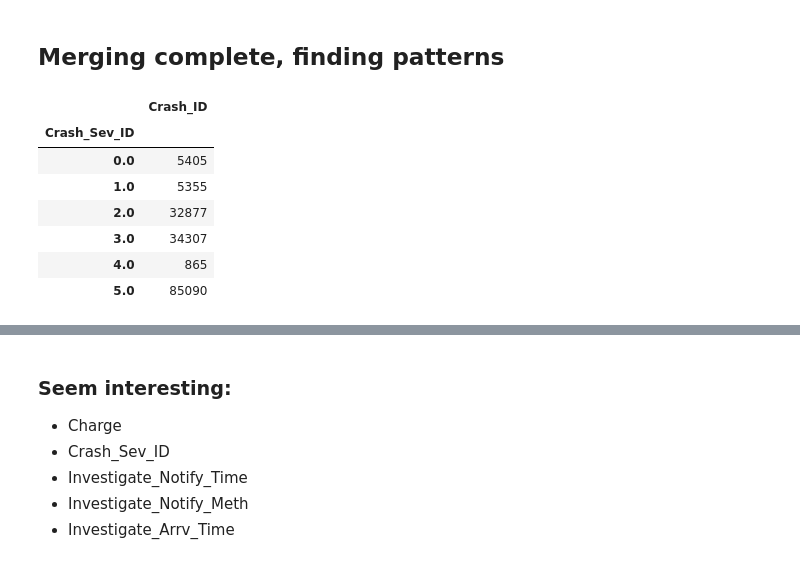
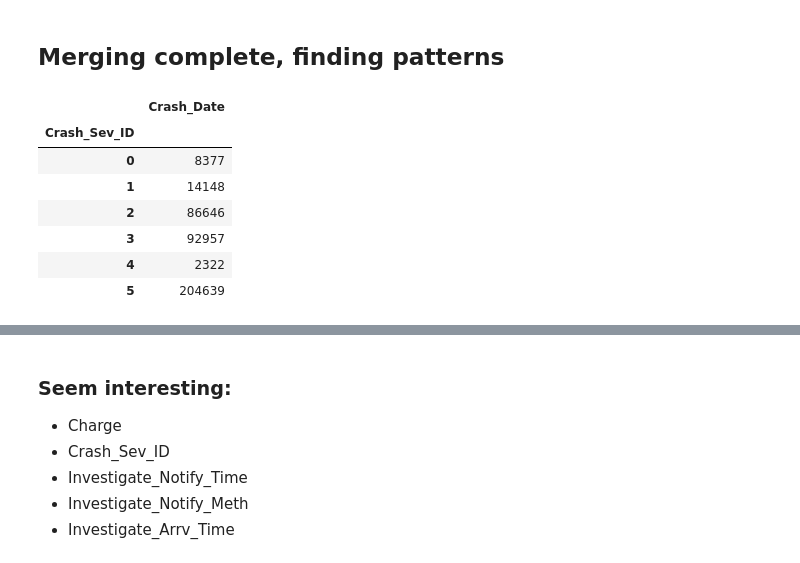
Before and after one commit to mtzaperas/capstone, a Jupyter notebook: Traffic_EDA.ipynb, the cells around one changed output, grey strips where cells are left out. Saved outputs shown, nothing was run; the diff lists cells and outputs as text; code cells hidden in the pictures.

Commit message:
Redid pandas import and merge to include multiindex and use join.

```diff
--- a/Traffic_EDA.ipynb
+++ b/Traffic_EDA.ipynb
@@ -165,5 +222,7 @@ restrictions_17 = pd.read_csv('data/2017/extract_public_2015_20170829132341_rest
 # %%
 restrictions = pd.concat([restrictions_10, restrictions_11, restrictions_12, restrictions_13, restrictions_14, restrictions_15, restrictions_16, restrictions_17])
+restrictions['Prsn_Nbr'] = 1.0
+restrictions = restrictions.reset_index().set_index(['Crash_ID', 'Unit_Nbr', 'Prsn_Nbr'])
 # %% [markdown]
 ### Checking no new duplicates from concat
 # %%
@@ -176,9 +234,17 @@ restrictions = pd.concat([restrictions_10, restrictions_11, restrictions_12, res
 # %%
-primaryperson_10 = pd.read_csv('data/2010/extract_public_2010_20170913160331_primaryperson_20100101-20101231_TRAVIS.csv')
-primaryperson_11 = pd.read_csv('data/2011/extract_public_2010_20170913151637_primaryperson_20110101-20111231_TRAVIS.csv')
-primaryperson_12 = pd.read_csv('data/2012/extract_public_2010_20170913151619_primaryperson_20120101-20121231_TRAVIS.csv')
-primaryperson_13 = pd.read_csv('data/2013/extract_public_2010_20170913151600_primaryperson_20130101-20131231_TRAVIS.csv')
-primaryperson_14 = pd.read_csv('data/2014/extract_public_2010_20170913151542_primaryperson_20140101-20141231_TRAVIS.csv')
-primaryperson_15 = pd.read_csv('data/2015/extract_public_2015_20170829153840_primaryperson_20150101-20151231_TRAVIS.csv')
-primaryperson_16 = pd.read_csv('data/2016/extract_public_2015_20170829153815_primaryperson_20160101-20161231_TRAVIS.csv')
-primaryperson_17 = pd.read_csv('data/2017/extract_public_2015_20170829132341_primaryperson_20170101-20170829_TRAVIS.csv')
+charges_10 = pd.read_csv('data/2010/extract_public_2010_20170913160331_charges_20100101-20101231_TRAVIS.csv', \
+                         index_col='Crash_ID')
+charges_11 = pd.read_csv('data/2011/extract_public_2010_20170913151637_charges_20110101-20111231_TRAVIS.csv', \
+                         index_col='Crash_ID')
+charges_12 = pd.read_csv('data/2012/extract_public_2010_20170913151619_charges_20120101-20121231_TRAVIS.csv', \
+                         index_col='Crash_ID')
+charges_13 = pd.read_csv('data/2013/extract_public_2010_20170913151600_charges_20130101-20131231_TRAVIS.csv', \
+                         index_col='Crash_ID')
+charges_14 = pd.read_csv('data/2014/extract_public_2010_20170913151542_charges_20140101-20141231_TRAVIS.csv', \
+                         index_col='Crash_ID')
+charges_15 = pd.read_csv('data/2015/extract_public_2015_20170829153840_charges_20150101-20151231_TRAVIS.csv', \
+                         index_col='Crash_ID')
+charges_16 = pd.read_csv('data/2016/extract_public_2015_20170829153815_charges_20160101-20161231_TRAVIS.csv', \
+                         index_col='Crash_ID')
+charges_17 = pd.read_csv('data/2017/extract_public_2015_20170829132341_charges_20170101-20170829_TRAVIS.csv', \
+                         index_col='Crash_ID')
@@ -187,3 +251,6 @@ primaryperson = pd.concat([primaryperson_10, primaryperson_11, primaryperson_12,
+# %%
+charges = pd.concat([charges_10, charges_11, charges_12, charges_13, charges_14, charges_15, charges_16, charges_17])
+charges = charges.reset_index().set_index(['Crash_ID', 'Unit_Nbr', 'Prsn_Nbr'])
 # %% [markdown]
 ### Checking no new duplicates from concat
 # %%
@@ -207,15 +262,28 @@ mini_join = join.sample(n=100)
+# %%
+joined = crash.join(damages, how='left')
+joined = joined.join(unit, how='left')
+joined = joined.reset_index().set_index(['Crash_ID', 'Unit_Nbr'])
+
+people = pd.concat([person, primaryperson])
+people = people.sort_index()
+joined = joined.join(people, how='left')
+joined = joined.reset_index().set_index(['Crash_ID', 'Unit_Nbr', 'Prsn_Nbr'])
+joined = joined.sort_index()
+joined = joined.join(endorsements, how='left')
+joined = joined.join(restrictions, how='left')
+joined = joined.join(charges, how='left')
 # %% [markdown]
 ## Merging complete, finding patterns
 # %%
-join[['Crash_Sev_ID', 'Crash_ID']].groupby('Crash_Sev_ID').agg('count')
+joined.loc[:,['Crash_Sev_ID', 'Crash_Date']].groupby('Crash_Sev_ID').agg('count')
 # injry_sevr_map = {0: 'unknown', 1: 'incapacitating', 2: 'non-incapacitating', 3: 'possible', 4: 'killed', 5: 'none'}
 # %% [output]
-|  | Crash_ID |
+|  | Crash_Date |
 | Crash_Sev_ID |  |
-| 0.0 | 5405 |
-| 1.0 | 5355 |
-| 2.0 | 32877 |
-| 3.0 | 34307 |
-| 4.0 | 865 |
-| 5.0 | 85090 |
+| 0 | 8377 |
+| 1 | 14148 |
+| 2 | 86646 |
+| 3 | 92957 |
+| 4 | 2322 |
+| 5 | 204639 |
 # %%
```
Also changed, not shown: parts of 56 cells of this notebook.
